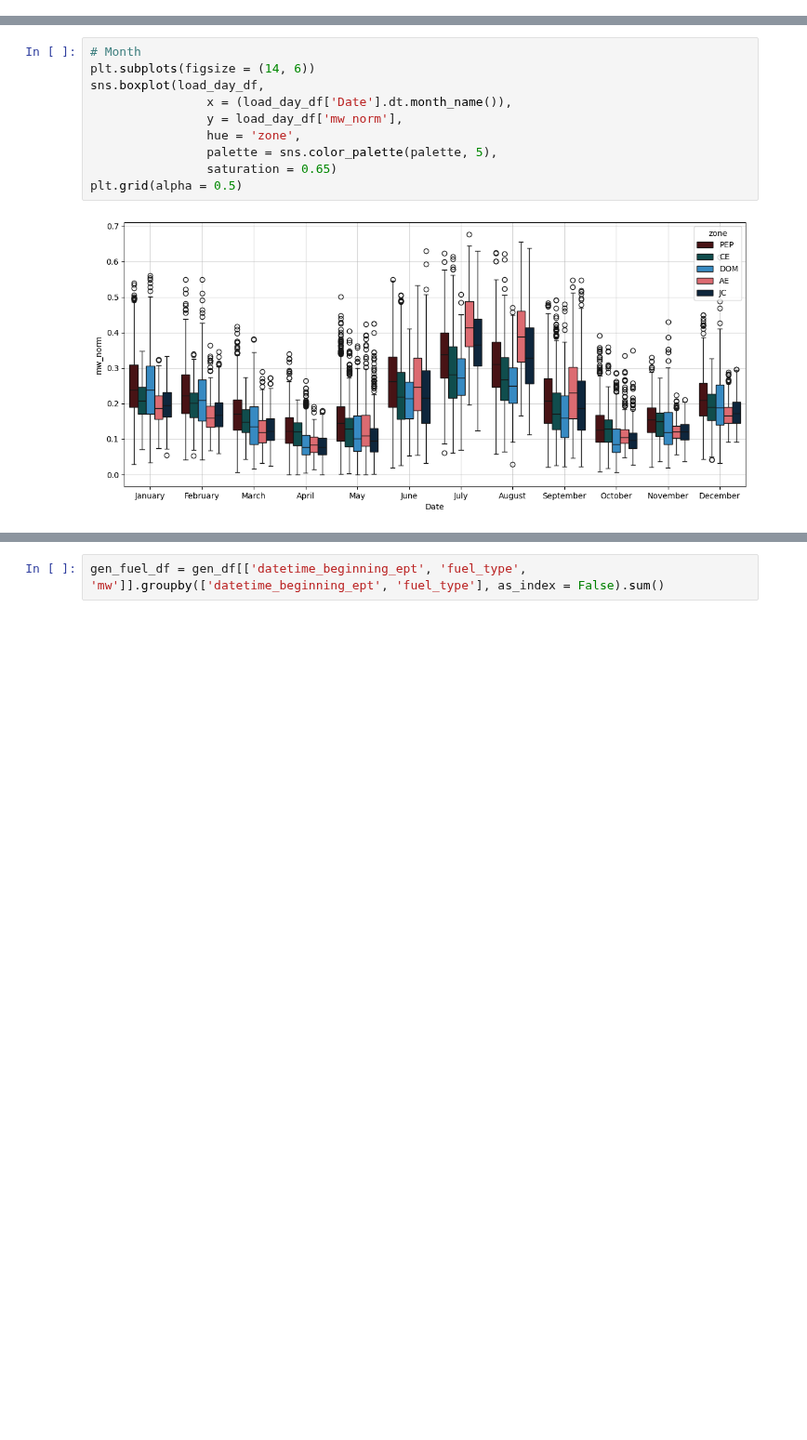
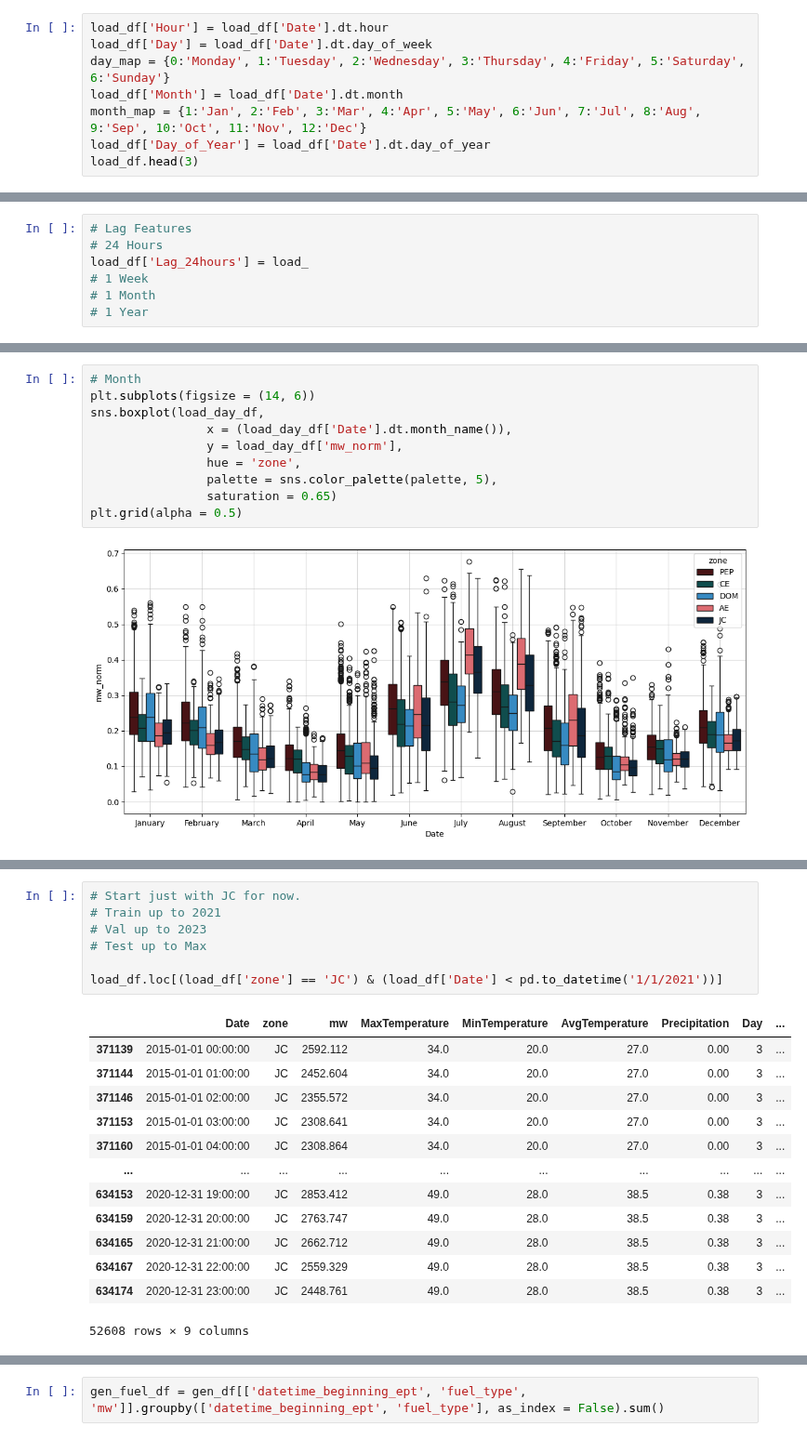
Before and after one commit to chill0121/Energy_Grid_Forecasting, a Jupyter notebook: Energy_Forecasting.ipynb, the cells around one changed output, grey strips where cells are left out. Shown at 93% size. Drawn from its saved outputs; the diff is of its cells as text; blank space fills up the shorter version.

```diff
--- a/Energy_Forecasting.ipynb
+++ b/Energy_Forecasting.ipynb
@@ -736,0 +742,8 @@ display(load_df.tail(26))
+# %%
+load_df['Hour'] = load_df['Date'].dt.hour
+load_df['Day'] = load_df['Date'].dt.day_of_week
+day_map = {0:'Monday', 1:'Tuesday', 2:'Wednesday', 3:'Thursday', 4:'Friday', 5:'Saturday', 6:'Sunday'}
+load_df['Month'] = load_df['Date'].dt.month
+month_map = {1:'Jan', 2:'Feb', 3:'Mar', 4:'Apr', 5:'May', 6:'Jun', 7:'Jul', 8:'Aug', 9:'Sep', 10:'Oct', 11:'Nov', 12:'Dec'}
+load_df['Day_of_Year'] = load_df['Date'].dt.day_of_year
+load_df.head(3)
@@ -736,0 +757,7 @@ display(load_df.tail(26))
+# %%
+# Lag Features
+# 24 Hours
+load_df['Lag_24hours'] = load_
+# 1 Week
+# 1 Month
+# 1 Year
@@ -840,0 +878,21 @@ plt.grid(alpha = 0.5)
+# %%
+# Start just with JC for now.
+# Train up to 2021
+# Val up to 2023
+# Test up to Max
+
+load_df.loc[(load_df['zone'] == 'JC') & (load_df['Date'] < pd.to_datetime('1/1/2021'))]
+# %% [output]
+|  | Date | zone | mw | MaxTemperature | MinTemperature | AvgTemperature | Precipitation | Day | ... |
+| 371139 | 2015-01-01 00:00:00 | JC | 2592.112 | 34.0 | 20.0 | 27.0 | 0.00 | 3 | ... |
+| 371144 | 2015-01-01 01:00:00 | JC | 2452.604 | 34.0 | 20.0 | 27.0 | 0.00 | 3 | ... |
+| 371146 | 2015-01-01 02:00:00 | JC | 2355.572 | 34.0 | 20.0 | 27.0 | 0.00 | 3 | ... |
+| 371153 | 2015-01-01 03:00:00 | JC | 2308.641 | 34.0 | 20.0 | 27.0 | 0.00 | 3 | ... |
+| 371160 | 2015-01-01 04:00:00 | JC | 2308.864 | 34.0 | 20.0 | 27.0 | 0.00 | 3 | ... |
+| ... | ... | ... | ... | ... | ... | ... | ... | ... | ... |
+| 634153 | 2020-12-31 19:00:00 | JC | 2853.412 | 49.0 | 28.0 | 38.5 | 0.38 | 3 | ... |
+| 634159 | 2020-12-31 20:00:00 | JC | 2763.747 | 49.0 | 28.0 | 38.5 | 0.38 | 3 | ... |
+| 634165 | 2020-12-31 21:00:00 | JC | 2662.712 | 49.0 | 28.0 | 38.5 | 0.38 | 3 | ... |
+| 634167 | 2020-12-31 22:00:00 | JC | 2559.329 | 49.0 | 28.0 | 38.5 | 0.38 | 3 | ... |
+| 634174 | 2020-12-31 23:00:00 | JC | 2448.761 | 49.0 | 28.0 | 38.5 | 0.38 | 3 | ... |
+52608 rows × 9 columns
```
Also changed, not shown: parts of 13 cells of this notebook.
